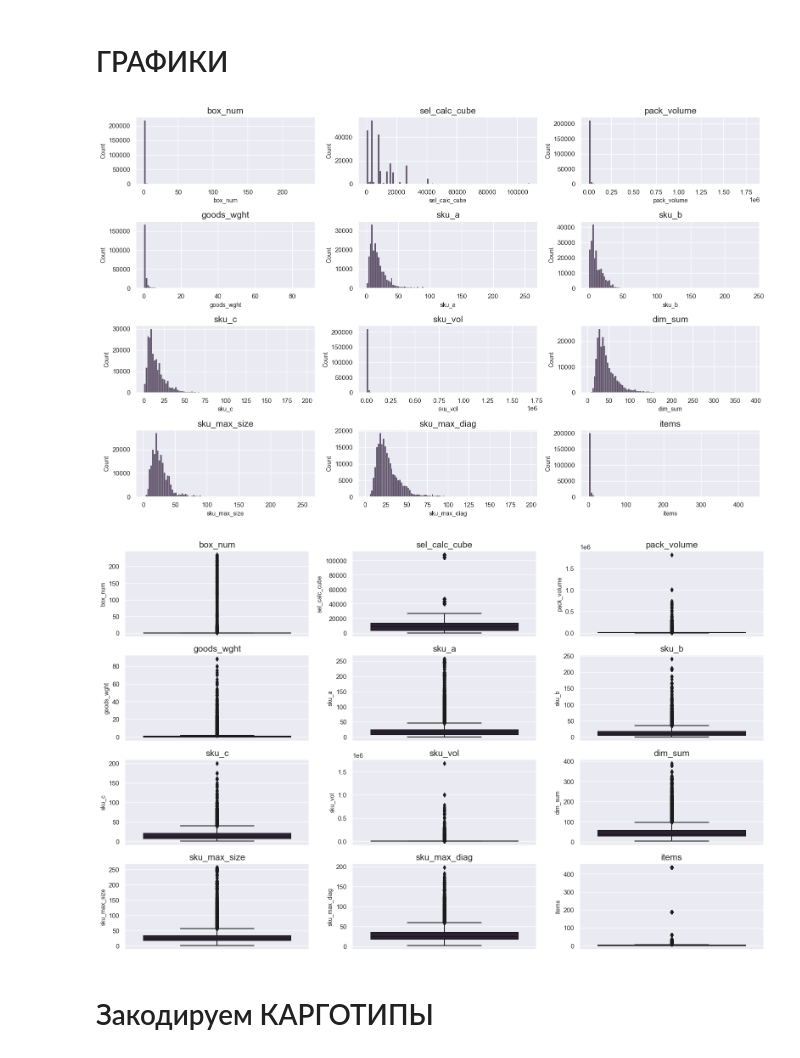
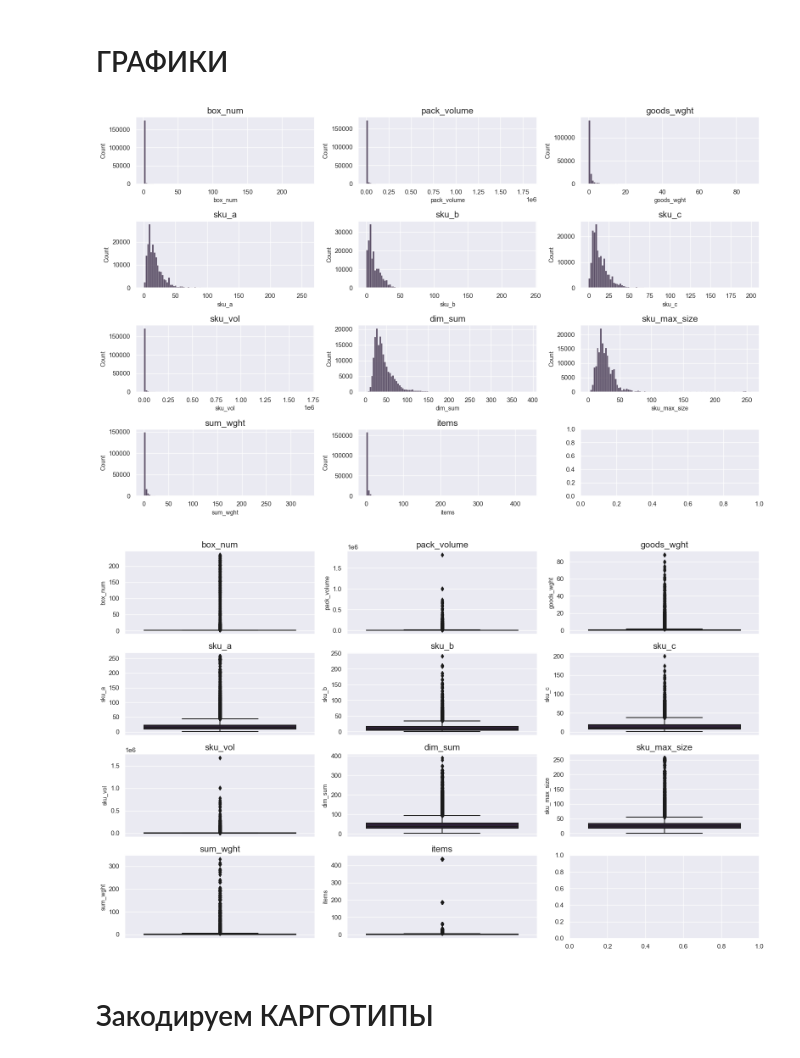
Before and after one commit to johnmcv761/Ya_hackaton_package_choose, a Jupyter notebook: data_preprocessing.ipynb, the cells around one changed output. Cells and saved outputs as stored; diff of their text form; code cells hidden in the pictures.

```diff
--- a/data_preprocessing.ipynb
+++ b/data_preprocessing.ipynb
@@ -314,7 +314,8 @@ cols_to_drop = ['who', # Лишняя информация
                 'selected_cartontype', # Дубликат
                 'rec_calc_cube', # Результат предсказания
                 #'orderkey',
-                'whs' # Не влияет на задачу
+                'whs', # Не влияет на задачу
+                'sel_calc_cube'
                 ]
 # %%
 df = df.drop(cols_to_drop, axis=1)
@@ -364,7 +365,13 @@ df_grouped = df.groupby('orderkey')[['sku_a', 'sku_b', 'sku_c']].max().reset_ind
 
 df_grouped['sku_max_size'] = df_grouped[['sku_a', 'sku_b', 'sku_c']].max(axis=1)
 
-df_grouped['sku_max_diag'] = round(np.sqrt(df['sku_a']**2 + df['sku_b']**2 + df['sku_c']**2), 1)
+# df_grouped['sku_max_diag'] = round(np.sqrt(df['sku_a']**2 + df['sku_b']**2 + df['sku_c']**2), 1)
+
+df_weight = df.groupby('orderkey')['goods_wght'].sum().reset_index()
+
+df_grouped = pd.merge(df_grouped, df_weight, on='orderkey')
+
+df_grouped.columns = ['orderkey', 'sku_a', 'sku_b', 'sku_c', 'sku_max_size', 'sum_wght']
 
 df_grouped
 # %% [output]
@@ -384,7 +391,7 @@ df_grouped
 # %% [markdown]
 Добавляем в датасет
 # %%
-df = pd.merge(df, df_grouped[['orderkey', 'sku_max_size', 'sku_max_diag']], on='orderkey', how='left')
+df = pd.merge(df, df_grouped[['orderkey', 'sku_max_size', 'sum_wght']], on='orderkey', how='left')
 # %% [markdown]
 Посчитаем кол-во товаров в заказе
 # %%
@@ -476,27 +483,27 @@ fig, axs = plt.subplots(4, 3, figsize=(16, 10))
 
 axs = axs.ravel()
 
-for i in range(12):
+for i in range(11):
     sns.histplot(df_numeric[df_numeric.columns[i]], bins=100, ax=axs[i])
     axs[i].set_title(df_numeric.columns[i])
 
 plt.tight_layout()
 plt.show()
 # %% [output]
-[figure, old version]
+[figure, new version]
 # %%
 fig, axs = plt.subplots(4, 3, figsize=(16, 10))
 
 axs = axs.ravel()
 
-for i in range(12):
+for i in range(11):
     sns.boxplot(y=df_numeric[df_numeric.columns[i]], ax=axs[i])
     axs[i].set_title(df_numeric.columns[i])
 
 plt.tight_layout()
 plt.show()
 # %% [output]
-[figure, old version]
+[figure, new version]
 # %% [markdown]
 # Закодируем КАРГОТИПЫ
 # %%
```
Also changed, not shown: parts of 59 cells of this notebook, 1 other file.
